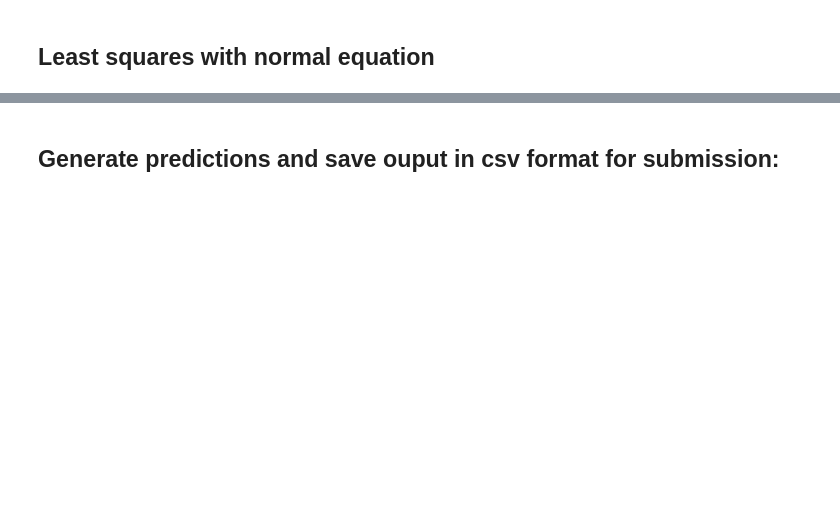
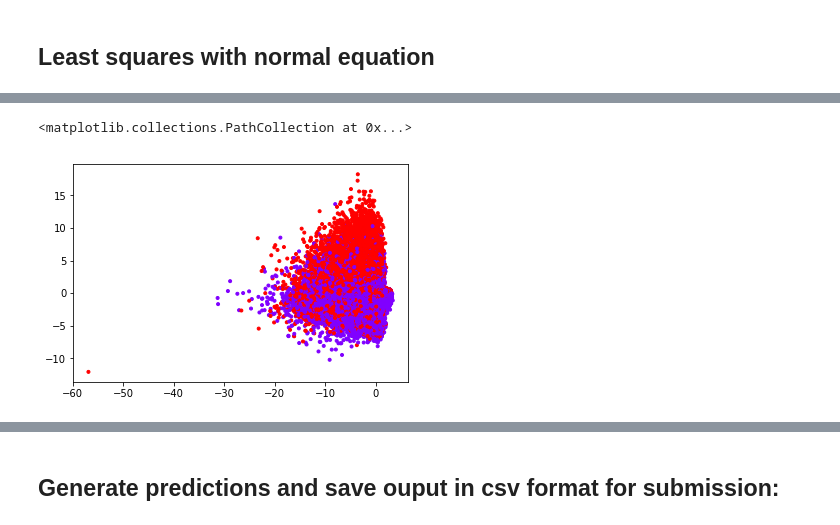
Before and after one commit to jeromel05/Project1, a Jupyter notebook: project1/scripts/project1.ipynb, the cells around one changed output, grey strips where cells are left out. Cells and saved outputs as stored; diff of their text form; code cells hidden in the pictures; blank space fills up the shorter version.

```diff
--- a/project1/scripts/project1.ipynb
+++ b/project1/scripts/project1.ipynb
@@ -210,0 +256,2 @@ NameError: name 'tX2' is not defined
+# %%
+tX_corr = set_missing_explanatory_vars_to_mean(tX)
@@ -210,0 +268,8 @@ NameError: name 'tX2' is not defined
+# %%
+tX_corr_pca = pca(tX_corr)
+# %%
+colors = cm.rainbow(y)
+plt.scatter(tX_corr_pca[:,0],tX_corr_pca[:,1], marker=".", color=colors)
+# %% [output]
+<matplotlib.collections.PathCollection at 0x...>
+[figure, added]
```
Also changed, not shown: parts of 96 cells of this notebook, 6 other files.
